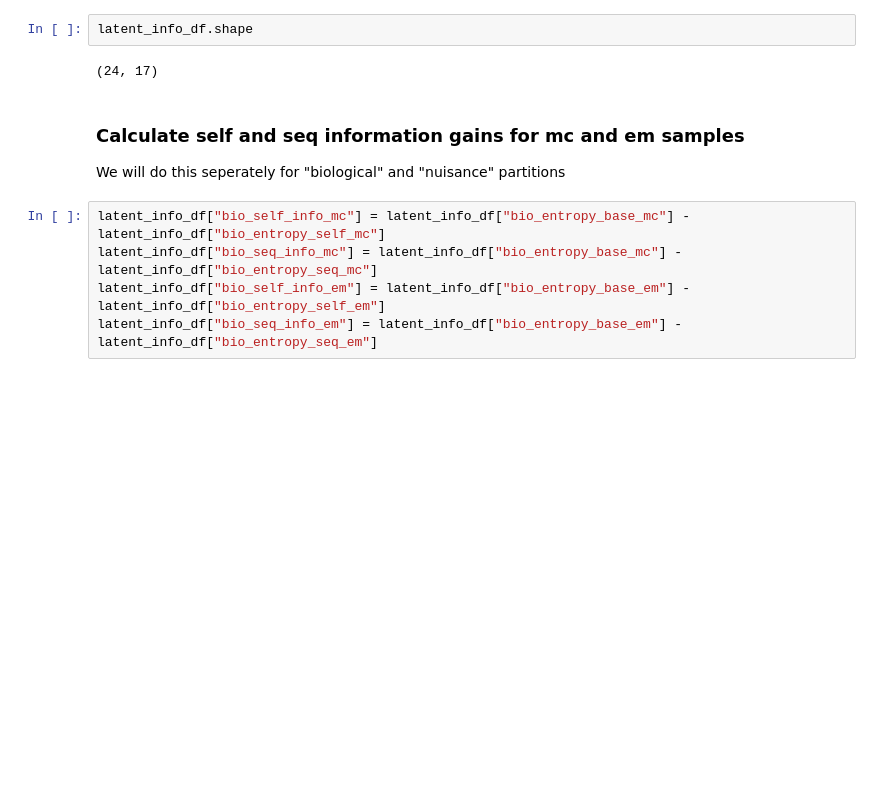
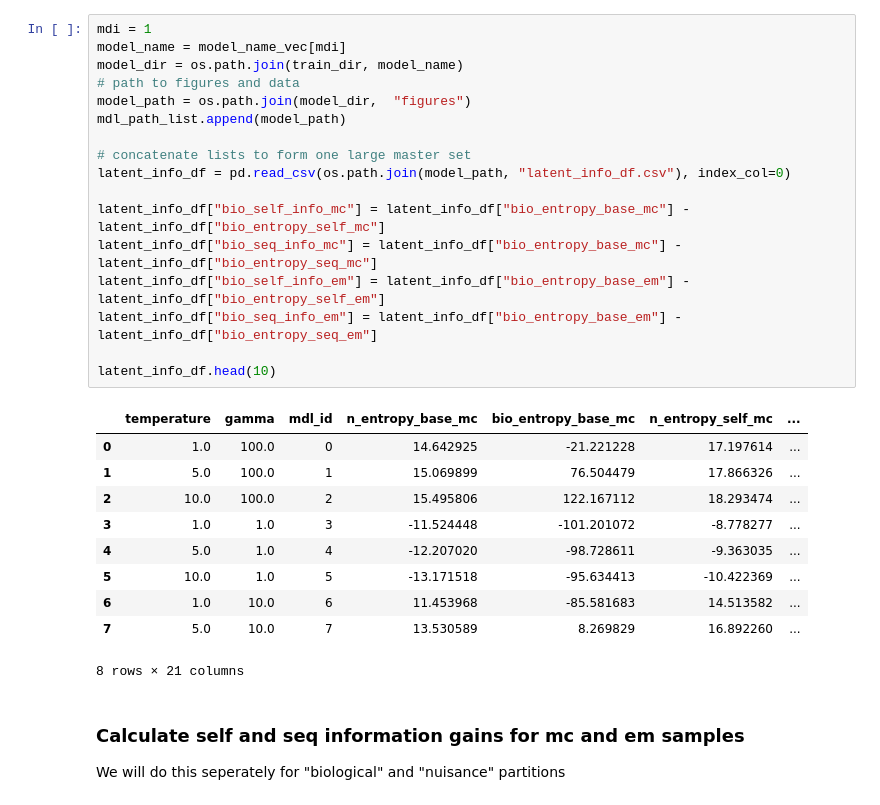
Before and after one commit to nlammers371/morphseq, a Jupyter notebook: jupyter/SeqVAE_latent_info_analyses.ipynb, the cells around one changed output. Drawn from its saved outputs; the diff is of its cells as text; blank space fills up the shorter version.

Commit message:
Revisions to info analysis notebook

```diff
--- a/jupyter/SeqVAE_latent_info_analyses.ipynb
+++ b/jupyter/SeqVAE_latent_info_analyses.ipynb
@@ -39,12 +47,31 @@ latent_info_df.head(5)
-# %%
-latent_info_df.shape
-# %% [output]
-(24, 17)
+# %%
+mdi = 1
+model_name = model_name_vec[mdi]
+model_dir = os.path.join(train_dir, model_name)
+# path to figures and data
+model_path = os.path.join(model_dir,  "figures")
+mdl_path_list.append(model_path)
+
+# concatenate lists to form one large master set
+latent_info_df = pd.read_csv(os.path.join(model_path, "latent_info_df.csv"), index_col=0)
+
+latent_info_df["bio_self_info_mc"] = latent_info_df["bio_entropy_base_mc"] - latent_info_df["bio_entropy_self_mc"]
+latent_info_df["bio_seq_info_mc"] = latent_info_df["bio_entropy_base_mc"] - latent_info_df["bio_entropy_seq_mc"]
+latent_info_df["bio_self_info_em"] = latent_info_df["bio_entropy_base_em"] - latent_info_df["bio_entropy_self_em"]
+latent_info_df["bio_seq_info_em"] = latent_info_df["bio_entropy_base_em"] - latent_info_df["bio_entropy_seq_em"]
+
+latent_info_df.head(10)
+# %% [output]
+|  | temperature | gamma | mdl_id | n_entropy_base_mc | bio_entropy_base_mc | n_entropy_self_mc | ... |
+| 0 | 1.0 | 100.0 | 0 | 14.642925 | -21.221228 | 17.197614 | ... |
+| 1 | 5.0 | 100.0 | 1 | 15.069899 | 76.504479 | 17.866326 | ... |
+| 2 | 10.0 | 100.0 | 2 | 15.495806 | 122.167112 | 18.293474 | ... |
+| 3 | 1.0 | 1.0 | 3 | -11.524448 | -101.201072 | -8.778277 | ... |
+| 4 | 5.0 | 1.0 | 4 | -12.207020 | -98.728611 | -9.363035 | ... |
+| 5 | 10.0 | 1.0 | 5 | -13.171518 | -95.634413 | -10.422369 | ... |
+| 6 | 1.0 | 10.0 | 6 | 11.453968 | -85.581683 | 14.513582 | ... |
+| 7 | 5.0 | 10.0 | 7 | 13.530589 | 8.269829 | 16.892260 | ... |
+8 rows × 21 columns
 # %% [markdown]
 ### Calculate self and seq information gains for mc and em samples
 We will do this seperately for "biological" and "nuisance" partitions
-# %%
-latent_info_df["bio_self_info_mc"] = latent_info_df["bio_entropy_base_mc"] - latent_info_df["bio_entropy_self_mc"]
-latent_info_df["bio_seq_info_mc"] = latent_info_df["bio_entropy_base_mc"] - latent_info_df["bio_entropy_seq_mc"]
-latent_info_df["bio_self_info_em"] = latent_info_df["bio_entropy_base_em"] - latent_info_df["bio_entropy_self_em"]
-latent_info_df["bio_seq_info_em"] = latent_info_df["bio_entropy_base_em"] - latent_info_df["bio_entropy_seq_em"]
```
Also changed, not shown: parts of 9 cells of this notebook.
